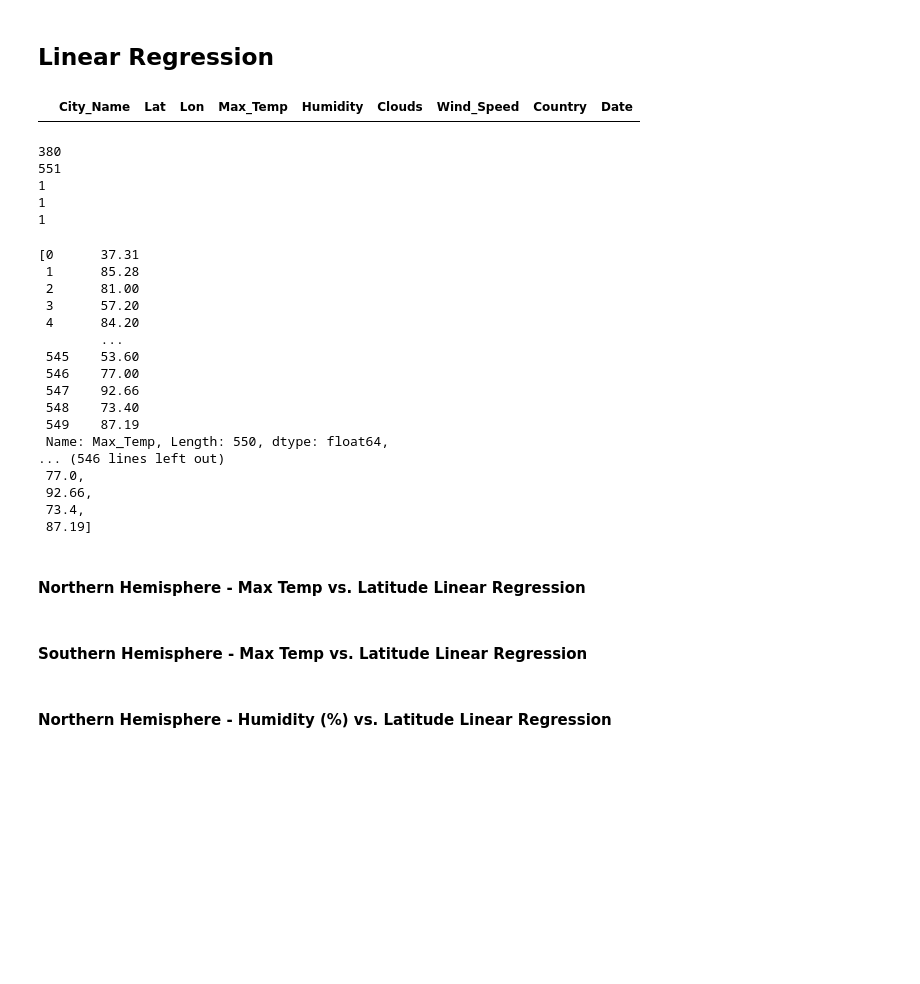
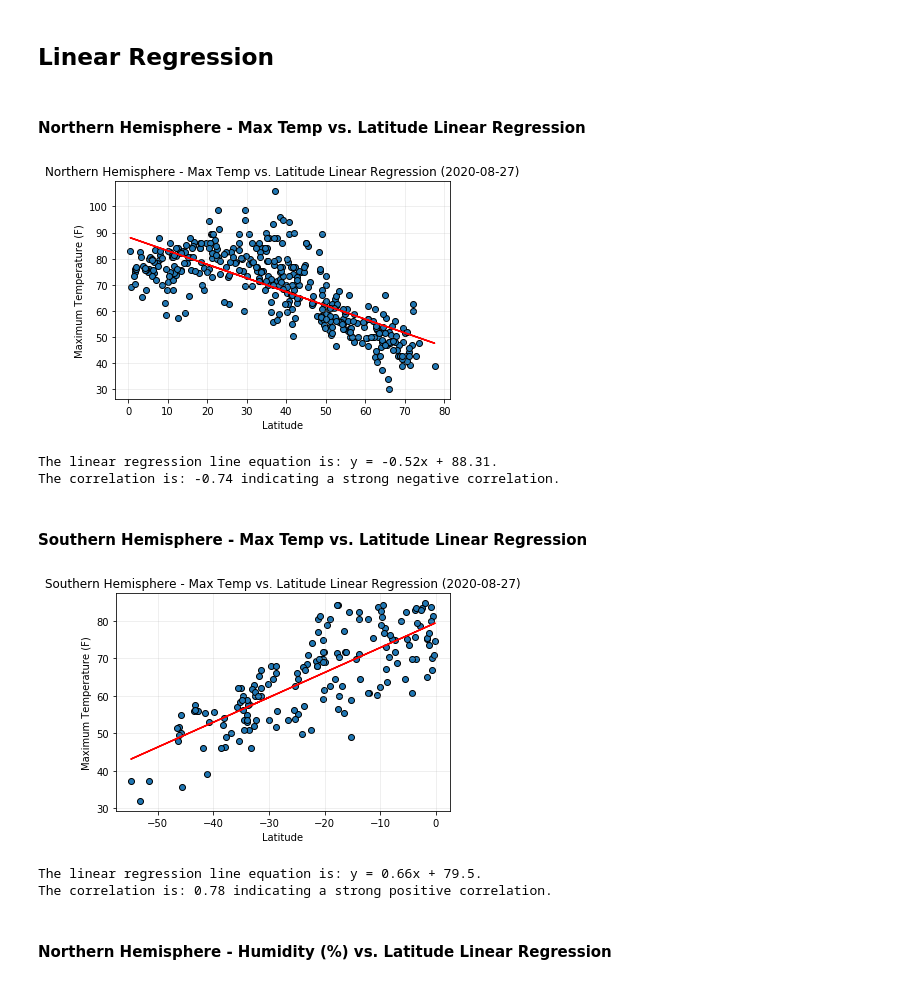
Before and after one commit to braehpour/python-api-challenge, a Jupyter notebook: WeatherPy/WeatherPy.ipynb, the cells around one changed output. Drawn from its saved outputs; the diff is of its cells as text; code cells hidden in the pictures; blank space fills up the shorter version.

```diff
--- a/WeatherPy/WeatherPy.ipynb
+++ b/WeatherPy/WeatherPy.ipynb
@@ -339,6 +273,2 @@ plt.savefig('Lat_vs_WindSpeed.png')
 # %% [markdown]
 ## Linear Regression
-# %%
-city_df.head(0)
-# %% [output]
-|  | City_Name | Lat | Lon | Max_Temp | Humidity | Clouds | Wind_Speed | Country | Date |
@@ -409,31 +275,4 @@ north_dict = {'Latitude (North)': lat_north,
-# %%
-print(len(lat_north))
-print(len(temp_north))
-print(len(humi_north))
-print(len(clouds_north))
-print(len(wind_north))
-
-north_dict['Temp (North)']
-# %% [output]
-380
-551
-1
-1
-1
-[0      37.31
- 1      85.28
- 2      81.00
- 3      57.20
- 4      84.20
-        ...
- 545    53.60
- 546    77.00
- 547    92.66
- 548    73.40
- 549    87.19
- Name: Max_Temp, Length: 550, dtype: float64,
-... (546 lines left out)
- 77.0,
- 92.66,
- 73.4,
- 87.19]
+# %%
+#Isolating the northern latitudes
+lat_north = city_df.loc[city_df['Lat']>=0]
+north_df = pd.DataFrame(lat_north)
@@ -440,6 +283,46 @@ north_dict['Temp (North)']
 # %% [markdown]
 ####  Northern Hemisphere - Max Temp vs. Latitude Linear Regression
+# %%
+x_values = north_df['Lat']
+y_values = north_df['Max_Temp']
+(slope, intercept, rvalue, pvalue, stderr) = linregress(x_values, y_values)
+regress_values = x_values * slope + intercept
+line_eq = "y = " + str(round(slope,2)) + "x + " + str(round(intercept,2))
+plt.scatter(x_values,y_values, edgecolor="k")
+plt.plot(x_values,regress_values,"r-")
+plt.xlabel('Latitude')
+plt.ylabel('Maximum Temperature (F)')
+plt.grid(b = True, alpha = .25)
+plt.title(f'Northern Hemisphere - Max Temp vs. Latitude Linear Regression ({current_date})')
+plt.show()
+correlation = sts.pearsonr(x_values,y_values)
+print(f'The linear regression line equation is: {line_eq}.')
+print(f'The correlation is: {round(correlation[0],2)} indicating a strong negative correlation.')
+# %% [output]
+[figure, added]
+The linear regression line equation is: y = -0.52x + 88.31.
+The correlation is: -0.74 indicating a strong negative correlation.
 # %% [markdown]
 ####  Southern Hemisphere - Max Temp vs. Latitude Linear Regression
+# %%
+x_values = south_df['Lat']
+y_values = south_df['Max_Temp']
+(slope, intercept, rvalue, pvalue, stderr) = linregress(x_values, y_values)
+regress_values = x_values * slope + intercept
+line_eq = "y = " + str(round(slope,2)) + "x + " + str(round(intercept,2))
+plt.scatter(x_values,y_values, edgecolor="k")
+plt.plot(x_values,regress_values,"r-")
+plt.xlabel('Latitude')
+plt.ylabel('Maximum Temperature (F)')
+plt.grid(b = True, alpha = .25)
+plt.title(f'Southern Hemisphere - Max Temp vs. Latitude Linear Regression ({current_date})')
+plt.show()
+correlation = sts.pearsonr(x_values,y_values)
+print(f'The linear regression line equation is: {line_eq}.')
+print(f'The correlation is: {round(correlation[0],2)} indicating a strong positive correlation.')
+# %% [output]
+[figure, added]
+The linear regression line equation is: y = 0.66x + 79.5.
+The correlation is: 0.78 indicating a strong positive correlation.
 # %% [markdown]
 ####  Northern Hemisphere - Humidity (%) vs. Latitude Linear Regression
```
Also changed, not shown: parts of 26 cells of this notebook, 6 other files.
